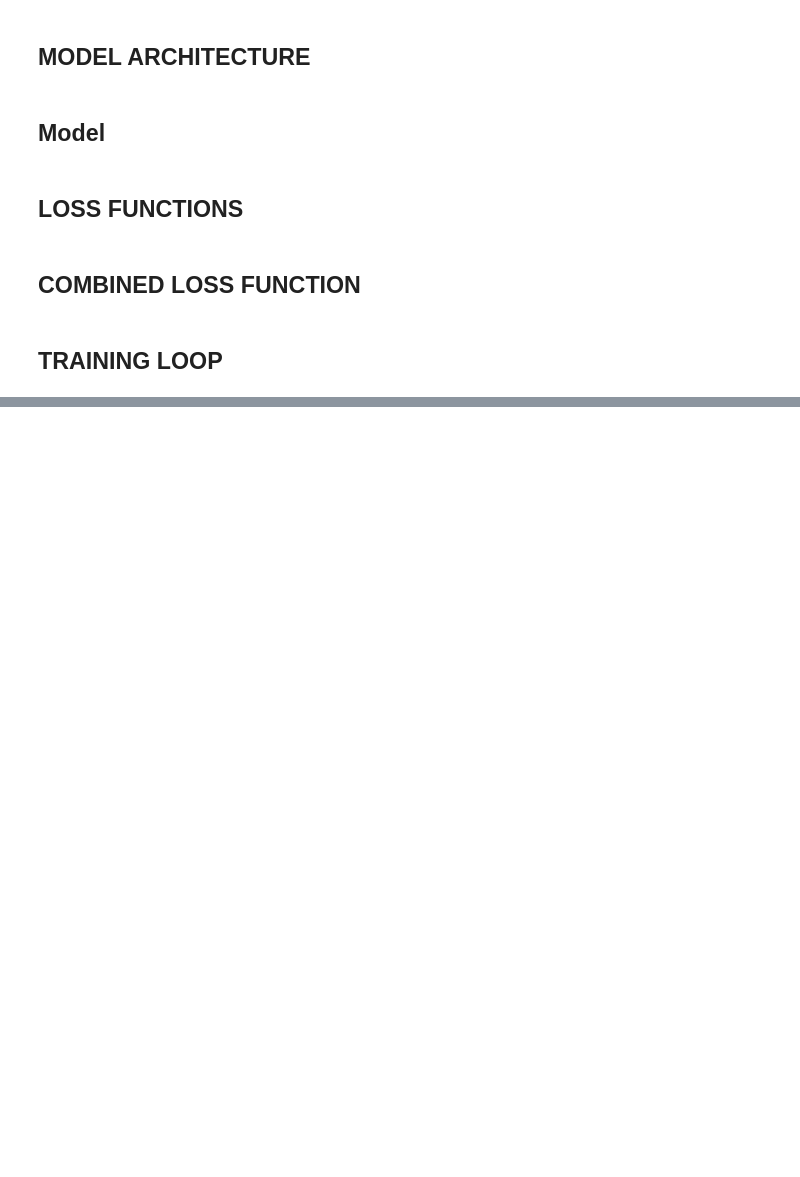
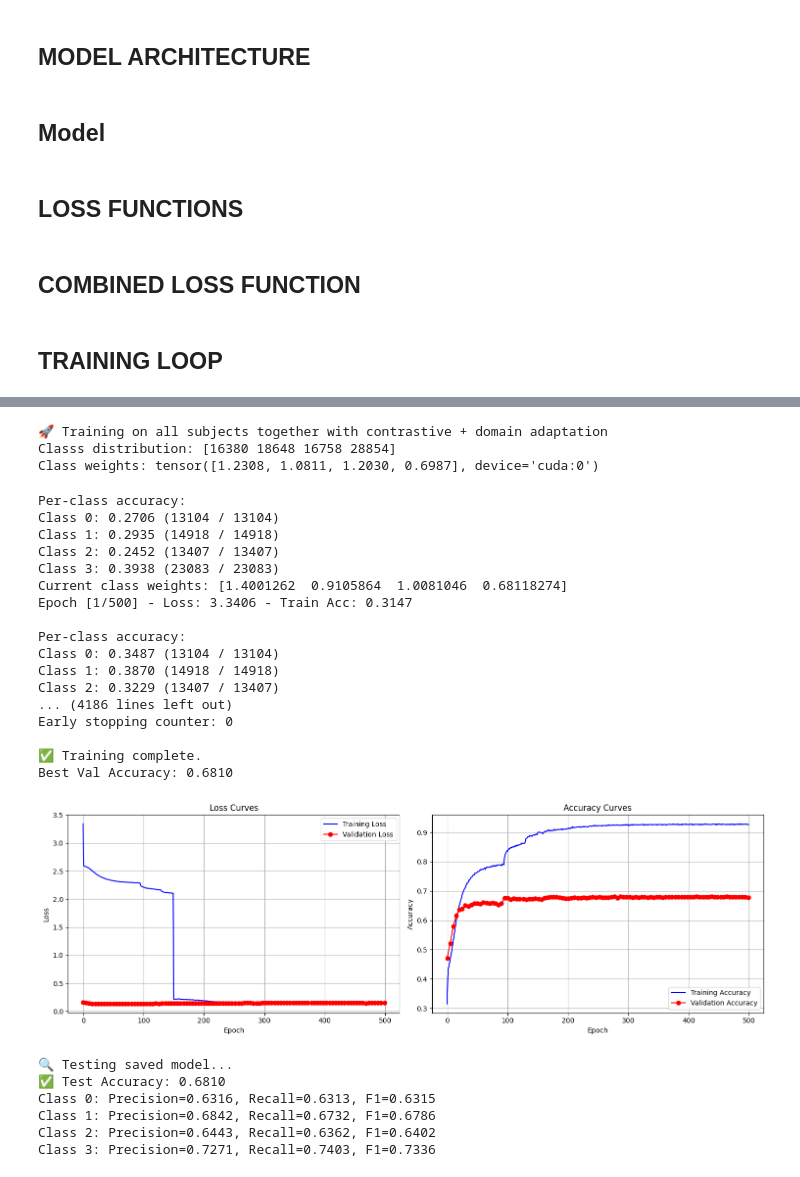
Before and after one commit to hamzaowaisog/EEg-based-Emotion-Recognition, a Jupyter notebook: FYP_2/Hamza/Deap_Atlast_Pakka_wada_last.ipynb, the cells around one changed output, grey strips where cells are left out. Saved outputs shown, nothing was run; the diff lists cells and outputs as text; code cells hidden in the pictures; blank space fills up the shorter version.

```diff
--- a/FYP_2/Hamza/Deap_Atlast_Pakka_wada_last.ipynb
+++ b/FYP_2/Hamza/Deap_Atlast_Pakka_wada_last.ipynb
@@ -1089,8 +1093,30 @@ def plot_training_curves(train_losses, train_accs, val_losses, val_accs, save_pa
 # %%
 if __name__ == "__main__":
     feature_path = r"E:\FYP\Finalise Fyp\EEg-based-Emotion-Recognition\de_features.npy"
     label_path = r"E:\FYP\Finalise Fyp\EEg-based-Emotion-Recognition\de_labels.npy"
-    train_all_subjects(feature_path, label_path, num_epochs=400, batch_size=128)
+    train_all_subjects(feature_path, label_path, num_epochs=500, batch_size=128)
+# %% [output]
+🚀 Training on all subjects together with contrastive + domain adaptation
+Classs distribution: [16380 18648 16758 28854]
+Class weights: tensor([1.2308, 1.0811, 1.2030, 0.6987], device='cuda:0')
+Per-class accuracy:
+Class 0: 0.2706 (13104 / 13104)
+Class 1: 0.2935 (14918 / 14918)
+Class 2: 0.2452 (13407 / 13407)
+Class 3: 0.3938 (23083 / 23083)
+Current class weights: [1.4001262  0.9105864  1.0081046  0.68118274]
+Epoch [1/500] - Loss: 3.3406 - Train Acc: 0.3147
+
+Per-class accuracy:
+Class 0: 0.3487 (13104 / 13104)
+Class 1: 0.3870 (14918 / 14918)
+Class 2: 0.3229 (13407 / 13407)
+... (4186 lines left out)
+Early stopping counter: 0
+
+✅ Training complete.
+Best Val Accuracy: 0.6810
+[figure, added]
 # %%
 def load_trained_model(checkpoint_path="E:\FYP\Finalise Fyp\EEg-based-Emotion-Recognition\FYP_2\Hamza\checkpoints/new_new_best_model.pt"):
     cfe = CommonFeatureExtractor().to(device)
@@ -1157,6 +1183,13 @@ if __name__ == "__main__":
     feature_path = "E:/FYP/Finalise Fyp/EEg-based-Emotion-Recognition/de_features.npy"
     label_path = "E:/FYP/Finalise Fyp/EEg-based-Emotion-Recognition/de_labels.npy"
     test_model(feature_path, label_path)
+# %% [output]
+🔍 Testing saved model...
+✅ Test Accuracy: 0.6810
+Class 0: Precision=0.6316, Recall=0.6313, F1=0.6315
+Class 1: Precision=0.6842, Recall=0.6732, F1=0.6786
+Class 2: Precision=0.6443, Recall=0.6362, F1=0.6402
+Class 3: Precision=0.7271, Recall=0.7403, F1=0.7336
 # %%
 from sklearn.manifold import TSNE
 
```
Also changed, not shown: parts of 4 cells of this notebook, 6 other files.
